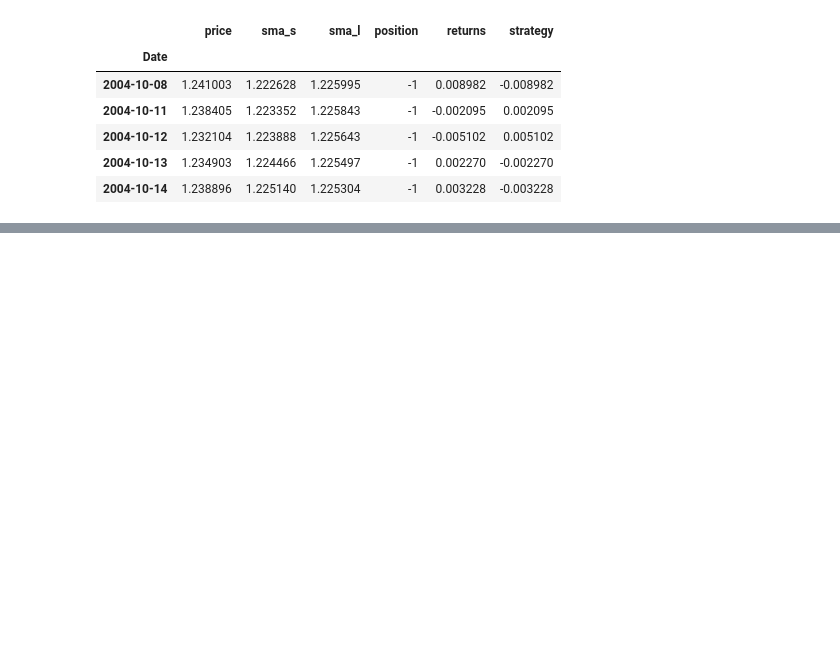
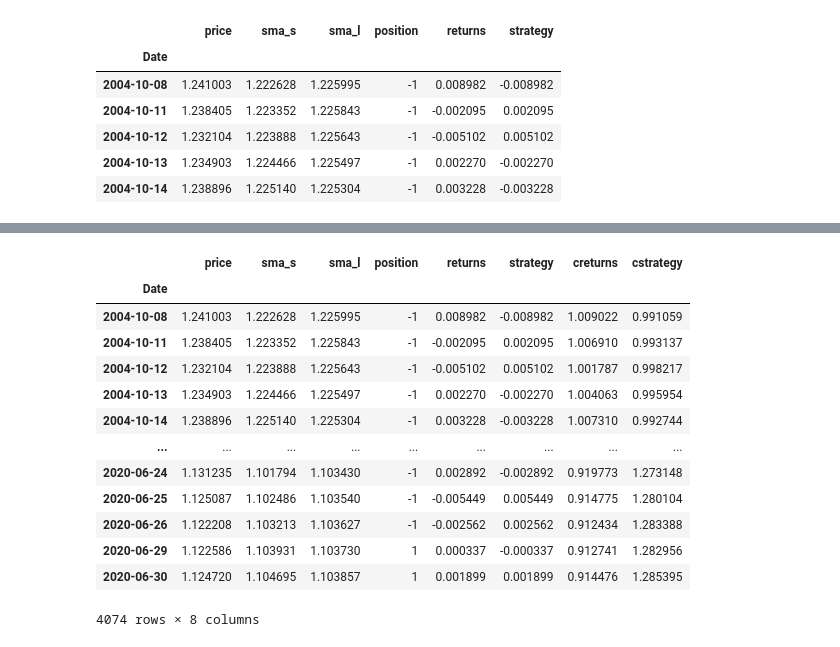
Before and after one commit to northpr/automated_trading, a Jupyter notebook: 03_sma_strategies.ipynb, the cells around one changed output, grey strips where cells are left out. Drawn from its saved outputs; the diff is of its cells as text; code cells hidden in the pictures; blank space fills up the shorter version.

```diff
--- a/03_sma_strategies.ipynb
+++ b/03_sma_strategies.ipynb
@@ -353,0 +395,23 @@ df_vsb.head()
+# %%
+# Cumulative returns
+df_vsb["creturns"] = df_vsb["returns"].cumsum().apply(np.exp)
+
+# Cumulative strategy
+df_vsb["cstrategy"] = df_vsb["strategy"].cumsum().apply(np.exp)
+
+df_vsb
+# %% [output]
+|  | price | sma_s | sma_l | position | returns | strategy | creturns | cstrategy |
+| Date |  |  |  |  |  |  |  |  |
+| 2004-10-08 | 1.241003 | 1.222628 | 1.225995 | -1 | 0.008982 | -0.008982 | 1.009022 | 0.991059 |
+| 2004-10-11 | 1.238405 | 1.223352 | 1.225843 | -1 | -0.002095 | 0.002095 | 1.006910 | 0.993137 |
+| 2004-10-12 | 1.232104 | 1.223888 | 1.225643 | -1 | -0.005102 | 0.005102 | 1.001787 | 0.998217 |
+| 2004-10-13 | 1.234903 | 1.224466 | 1.225497 | -1 | 0.002270 | -0.002270 | 1.004063 | 0.995954 |
+| 2004-10-14 | 1.238896 | 1.225140 | 1.225304 | -1 | 0.003228 | -0.003228 | 1.007310 | 0.992744 |
+| ... | ... | ... | ... | ... | ... | ... | ... | ... |
+| 2020-06-24 | 1.131235 | 1.101794 | 1.103430 | -1 | 0.002892 | -0.002892 | 0.919773 | 1.273148 |
+| 2020-06-25 | 1.125087 | 1.102486 | 1.103540 | -1 | -0.005449 | 0.005449 | 0.914775 | 1.280104 |
+| 2020-06-26 | 1.122208 | 1.103213 | 1.103627 | -1 | -0.002562 | 0.002562 | 0.912434 | 1.283388 |
+| 2020-06-29 | 1.122586 | 1.103931 | 1.103730 | 1 | 0.000337 | -0.000337 | 0.912741 | 1.282956 |
+| 2020-06-30 | 1.124720 | 1.104695 | 1.103857 | 1 | 0.001899 | 0.001899 | 0.914476 | 1.285395 |
+4074 rows × 8 columns
```
Also changed, not shown: parts of 12 cells of this notebook, 1 other file.
